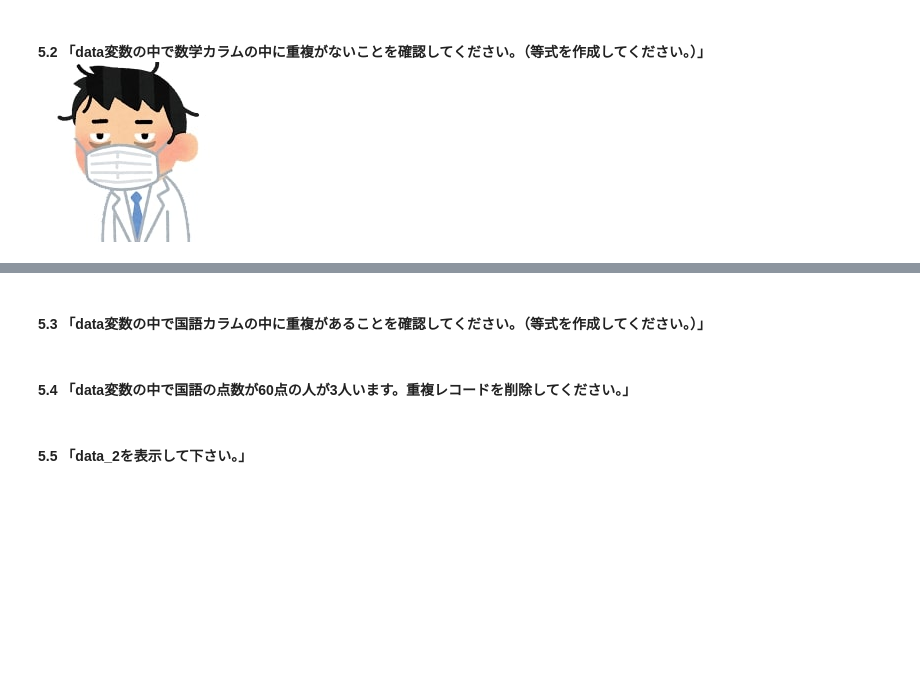
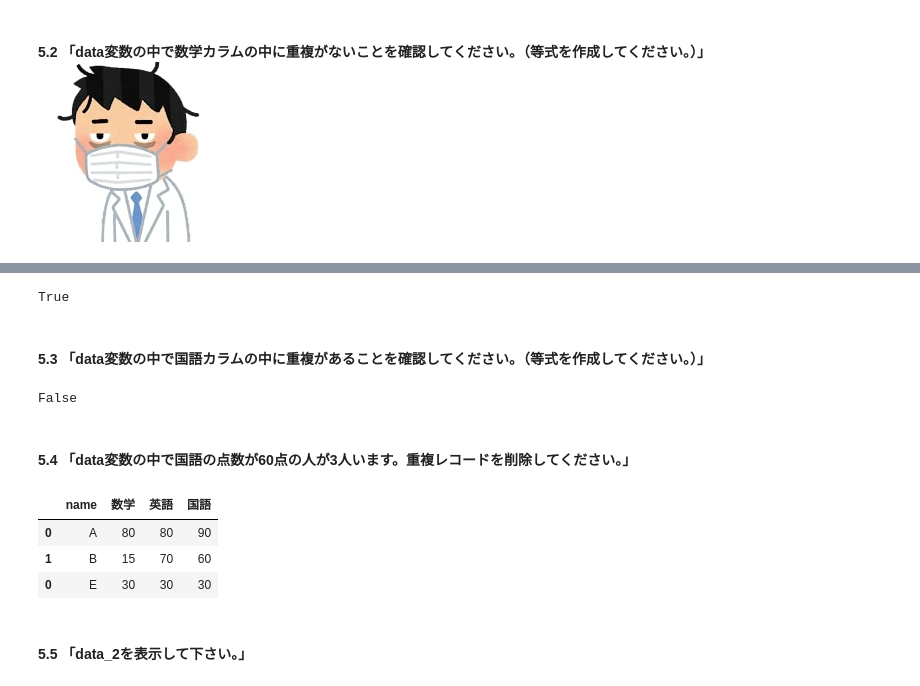
Before and after one commit to area6080/python_basic, a Jupyter notebook: pandas_editor.ipynb, the cells around one changed output, grey strips where cells are left out. Saved outputs shown, nothing was run; the diff lists cells and outputs as text; code cells hidden in the pictures; blank space fills up the shorter version.

```diff
--- a/pandas_editor.ipynb
+++ b/pandas_editor.ipynb
@@ -332,7 +329,22 @@ array([80, 15, 90, 50, 30])
+# %%
+len(data) == len(data['数学'].unique())
+# %% [output]
+True
 # %% [markdown]
 #### 5.3 「data変数の中で国語カラムの中に重複があることを確認してください。（等式を作成してください。）」
+# %%
+len(data) == len(data['国語'].unique())
+# %% [output]
+False
 # %% [markdown]
 #### 5.4 「data変数の中で国語の点数が60点の人が3人います。重複レコードを削除してください。」
+# %%
+data[~data['国語'].duplicated()]
+# %% [output]
+|  | name | 数学 | 英語 | 国語 |
+| 0 | A | 80 | 80 | 90 |
+| 1 | B | 15 | 70 | 60 |
+| 0 | E | 30 | 30 | 30 |
 # %% [markdown]
 #### 5.5 「data_2を表示して下さい。」
 # %%
```
Also changed, not shown: parts of 6 cells of this notebook.
